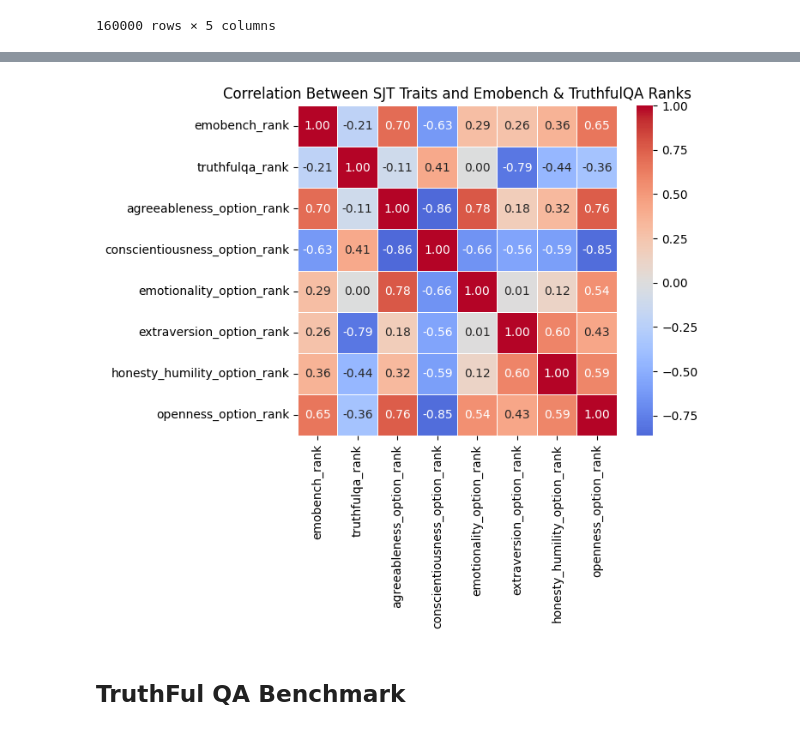
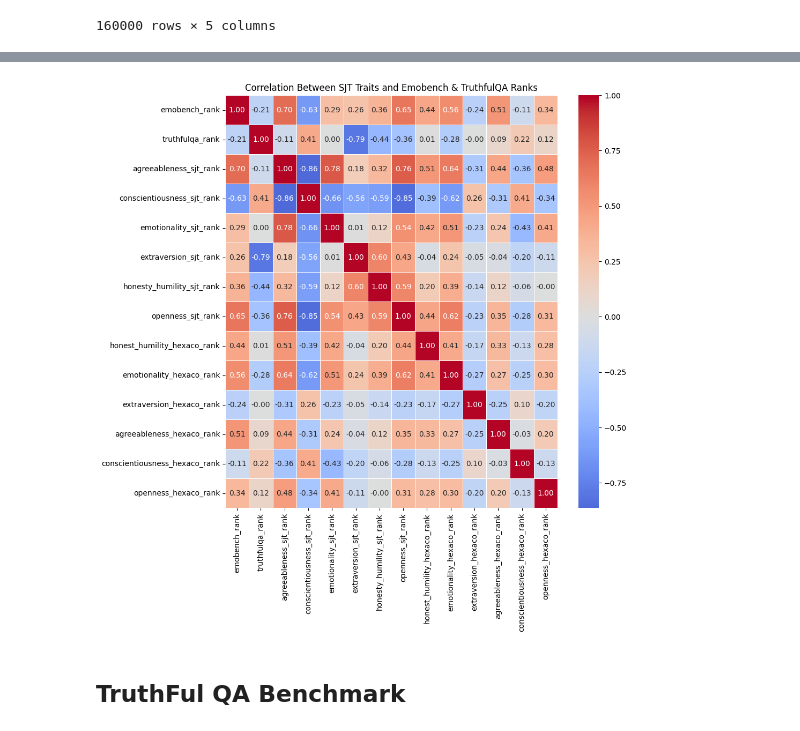
Before and after one commit to amir-abdullah-thoughtworks/psychometrics_for_LLMs, a Jupyter notebook: llm_psychometrics/notebooks/analysis/benchmark_behaviour_analysis.ipynb, the cells around one changed output, grey strips where cells are left out. Cells and saved outputs as stored; diff of their text form; code cells hidden in the pictures.

Commit message:
added hexaco corr

```diff
--- a/llm_psychometrics/notebooks/analysis/benchmark_behaviour_analysis.ipynb
+++ b/llm_psychometrics/notebooks/analysis/benchmark_behaviour_analysis.ipynb
@@ -104,10 +107,20 @@ persona_truthfulqa_rank = pd.read_csv("../../experiment_results/analysis_2026Mar
+# %%
+persona_hexaco_score.columns = ['honest_humility_hexaco', 'emotionality_hexaco', 'extraversion_hexaco', 'agreeableness_hexaco',
+       'conscientiousness_hexaco', 'openness_hexaco', 'altruism_hexaco',
+       'persona_uuid']
+
+persona_sjt_score.columns = ['persona_uuid', 'agreeableness_sjt', 'conscientiousness_sjt',
+       'emotionality_sjt', 'extraversion_sjt', 'honesty_humility_sjt',
+       'openness_sjt']
 # %%
 persona_sjt_score = pd.merge(persona_sjt_score, persona_emobench_rank, on = "persona_uuid")
 persona_sjt_score = pd.merge(persona_sjt_score, persona_truthfulqa_rank, on = "persona_uuid")
+persona_sjt_score = pd.merge(persona_sjt_score, persona_hexaco_score, on = "persona_uuid")
 # %%
-option_cols = ['agreeableness_option',
-       'conscientiousness_option', 'emotionality_option',
-       'extraversion_option', 'honesty_humility_option', 'openness_option']
+option_cols = ['agreeableness_sjt', 'conscientiousness_sjt',
+       'emotionality_sjt', 'extraversion_sjt', 'honesty_humility_sjt',
+       'openness_sjt','honest_humility_hexaco', 'emotionality_hexaco', 'extraversion_hexaco',
+       'agreeableness_hexaco', 'conscientiousness_hexaco', 'openness_hexaco']
 
 for col in option_cols:
 
@@ -132,19 +129,21 @@ rank_cols = ['emobench_rank','truthfulqa_rank',
+# %%
+rank_cols = [col for col in persona_sjt_score.columns if "rank" in col]
 # %%
-plt.figure(figsize=(6,5))
+plt.figure(figsize=(10,10))
 
 sns.heatmap(
     persona_sjt_score[rank_cols].corr(method="spearman"),
     cmap="coolwarm",
     center=0,
     annot=True,      # show numbers
     fmt=".2f",       # format to 2 decimal places
     linewidths=0.5
 )
 
 plt.title("Correlation Between SJT Traits and Emobench & TruthfulQA Ranks")
 plt.show()
 # %% [output]
-[figure, old version]
+[figure, new version]
 # %% [markdown]
 ## TruthFul QA Benchmark
 # %%
```
Also changed, not shown: parts of 4 cells of this notebook, 1 other file.
